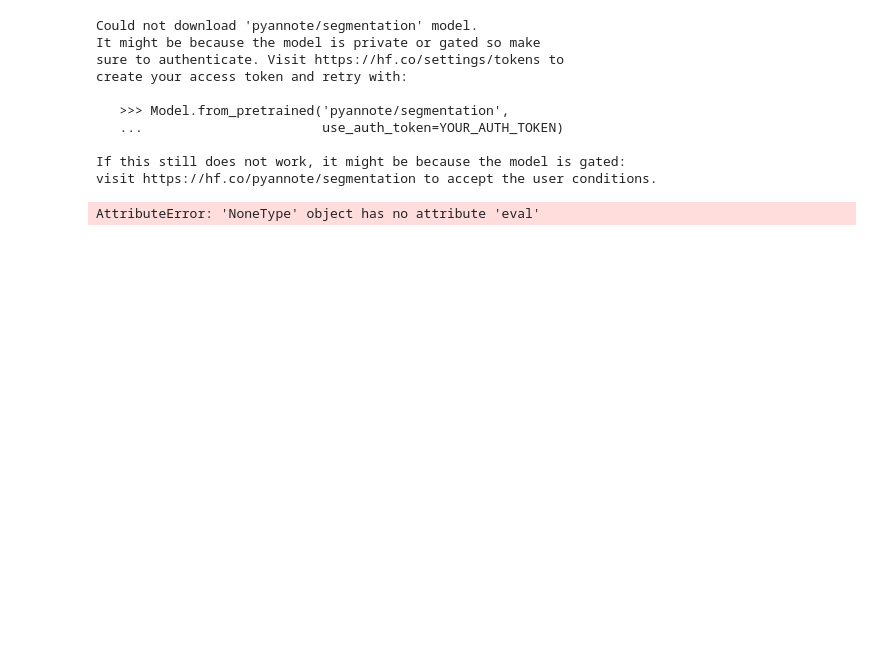
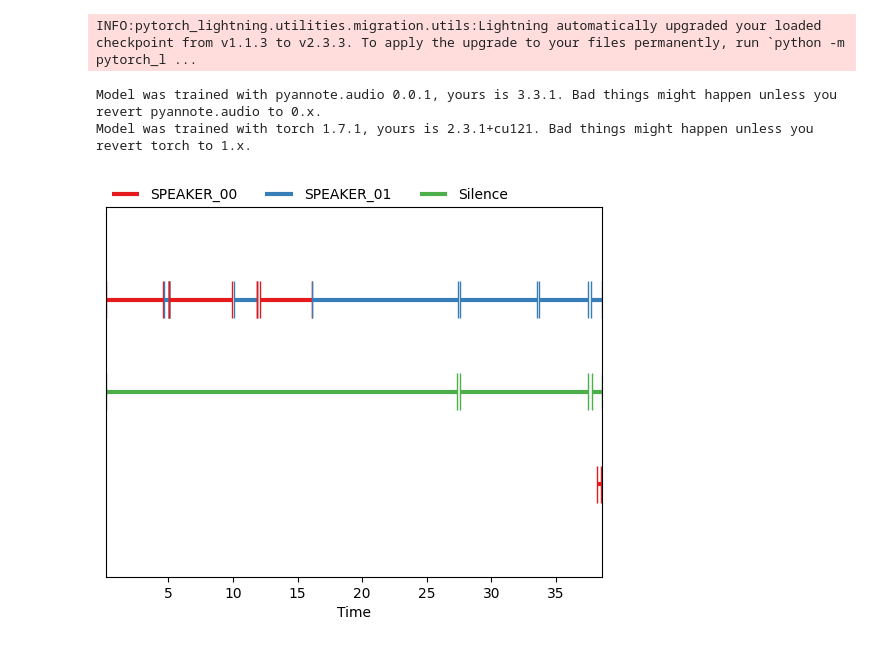
Before and after one commit to Ha-YeJin/LIEON_preprocessing, a Jupyter notebook: labeling.ipynb, the cells around one changed output. Cells and saved outputs as stored; diff of their text form; code cells hidden in the pictures; blank space fills up the shorter version.

```diff
--- a/labeling.ipynb
+++ b/labeling.ipynb
@@ -29,7 +29,7 @@ import csv
 import matplotlib.pyplot as plt
 # %%
 # Hugging Face API 토큰
-use_auth_token = "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"
+use_auth_token = "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"
 
 # 환경 변수로 토큰 설정
 os.environ["HUGGINGFACEHUB_API_TOKEN"] = use_auth_token
@@ -38,17 +38,9 @@ os.environ["HUGGINGFACEHUB_API_TOKEN"] = use_auth_token
 pipeline = Pipeline.from_pretrained("pyannote/speaker-diarization-3.1", use_auth_token=use_auth_token)
 silence_pipeline = Pipeline.from_pretrained("pyannote/voice-activity-detection", use_auth_token=use_auth_token)
 # %% [output]
-Could not download 'pyannote/segmentation' model.
-It might be because the model is private or gated so make
-sure to authenticate. Visit https://hf.co/settings/tokens to
-create your access token and retry with:
-
-   >>> Model.from_pretrained('pyannote/segmentation',
-   ...                       use_auth_token=YOUR_AUTH_TOKEN)
-
-If this still does not work, it might be because the model is gated:
-visit https://hf.co/pyannote/segmentation to accept the user conditions.
+INFO:pytorch_lightning.utilities.migration.utils:Lightning automatically upgraded your loaded checkpoint from v1.1.3 to v2.3.3. To apply the upgrade to your files permanently, run `python -m pytorch_l ...
-AttributeError: 'NoneType' object has no attribute 'eval'
+Model was trained with pyannote.audio 0.0.1, yours is 3.3.1. Bad things might happen unless you revert pyannote.audio to 0.x.
+Model was trained with torch 1.7.1, yours is 2.3.1+cu121. Bad things might happen unless you revert torch to 1.x.
 # %%
 # 음성 파일 경로
 audio_file = "/content/drive/MyDrive/보이스피싱 실제 통화내용_[cut_39sec].wav"
@@ -76,31 +68,36 @@ if pipeline is not None:
     output_directory = os.path.dirname(output_csv_file)
 
     # 디렉토리가 존재하지 않으면 생성
     if not os.path.exists(output_directory):
         os.makedirs(output_directory)
 
     # CSV 파일 열기 및 헤더 작성
     with open(output_csv_file, 'w', newline='') as csvfile:
         fieldnames = ['Start', 'End', 'Speaker', 'Label']
         writer = csv.DictWriter(csvfile, fieldnames=fieldnames)
 
         writer.writeheader()
 
         # 묵음 구간 라벨링
+        annotation = Annotation()
         for segment in silence_segments:
             writer.writerow({'Start': segment.start, 'End': segment.end, 'Speaker': 'Silence', 'Label': 0})
+            annotation[Segment(start=segment.start, end=segment.end)] = 'Silence'
 
         # 화자 구간 라벨링
         for turn, _, speaker in diarization.itertracks(yield_label=True):
             if speaker not in label_mapping:
                 label_mapping[speaker] = label_counter
                 label_counter += 1
             label = label_mapping[speaker]
             writer.writerow({'Start': turn.start, 'End': turn.end, 'Speaker': speaker, 'Label': label})
+            annotation[Segment(start=turn.start, end=turn.end)] = speaker
 
     # 시각화
     fig, ax = plt.subplots()
-    notebook.plot_annotation(diarization, ax=ax, time=True)
+    notebook.plot_annotation(annotation, ax=ax, time=True)
     plt.show()
 else:
     print("Failed to load the speaker diarization model.")
+# %% [output]
+[figure, added]
```
Also changed, not shown: parts of 2 cells of this notebook.
